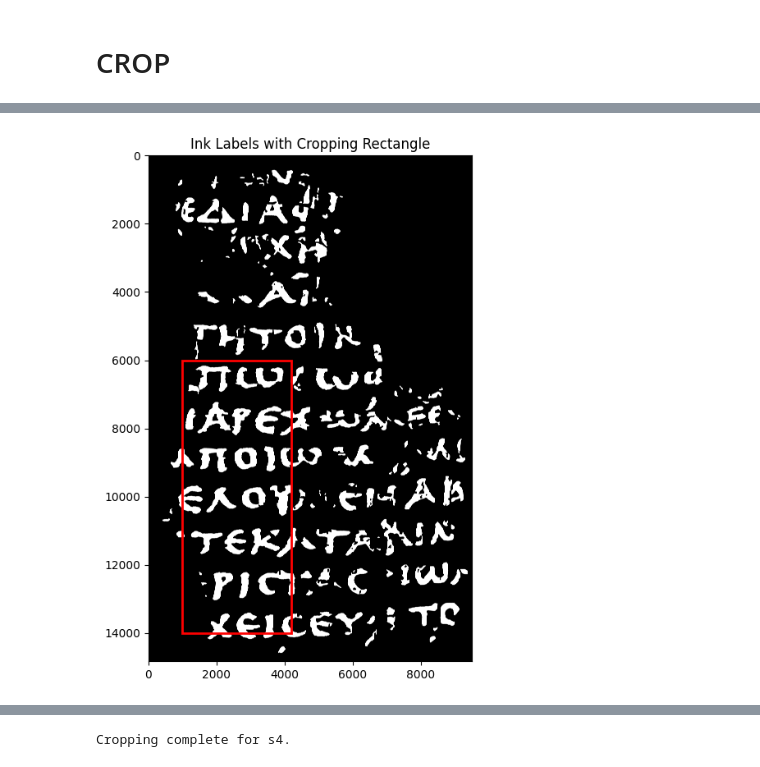
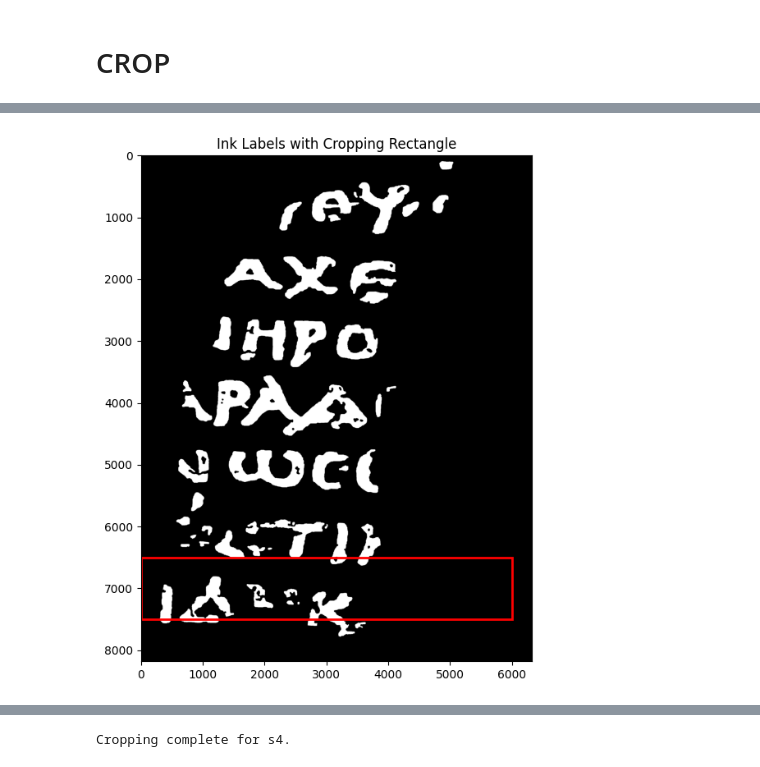
Before and after one commit to dionvou/vesuvius_ink_detection, a Jupyter notebook: notebooks/helper_notebook.ipynb, the cells around one changed output, grey strips where cells are left out. Drawn from its saved outputs; the diff is of its cells as text; code cells hidden in the pictures.

```diff
--- a/notebooks/helper_notebook.ipynb
+++ b/notebooks/helper_notebook.ipynb
@@ -19,0 +163,23 @@ import matplotlib.pyplot as plt
+# %%
+
+from PIL import Image
+import PIL.Image
+
+PIL.Image.MAX_IMAGE_PIXELS = 933120000
+
+import matplotlib.pyplot as plt
+
+# Path to your image
+img_path = "../train_scrolls/20231210132040/layers/25.tif"
+
+# Open image
+img = Image.open(img_path)
+
+# Resize to 1/4 size
+new_size = (img.width // 4, img.height // 4)
+img_resized = img.resize(new_size, Image.Resampling.LANCZOS)
+print(new_size)
+# Plot in notebook
+plt.imshow(img_resized, cmap='gray')
+plt.axis("off")
+plt.show()
@@ -20,23 +189,23 @@ import matplotlib.pyplot as plt
 # %%
 import os
 import matplotlib.pyplot as plt
 import matplotlib.patches as patches
 from PIL import Image
 
 # ==== CONFIGURABLE PART ====
-FRAG_PATH = '../train_scrolls/frag2'  # Path to frag1
-RECT = (1000,6000, 3200, 8000)        # (x, y, width, height)
+FRAG_PATH = '../train_scrolls/frag1'  # Path to frag1
+RECT = (0, 6500, 6000, 1000)        # (x, y, width, height)
 # ============================
-inklabel_path = os.path.join(FRAG_PATH, 'frag2_inklabels.png')
+inklabel_path = os.path.join(FRAG_PATH, 'frag1_inklabels.png')
 img = Image.open(inklabel_path)
 
 # Plot the image with rectangle
 fig, ax = plt.subplots(1, figsize=(12, 8))
 ax.imshow(img, cmap='gray')
 x, y, w, h = RECT
 rect_patch = patches.Rectangle((x, y), w, h, linewidth=2, edgecolor='red', facecolor='none')
 ax.add_patch(rect_patch)
 ax.set_title("Ink Labels with Cropping Rectangle")
 plt.show()
 # %% [output]
-[figure, old version]
+[figure, new version]
```
Also changed, not shown: parts of 65 cells of this notebook, 18 other files.
